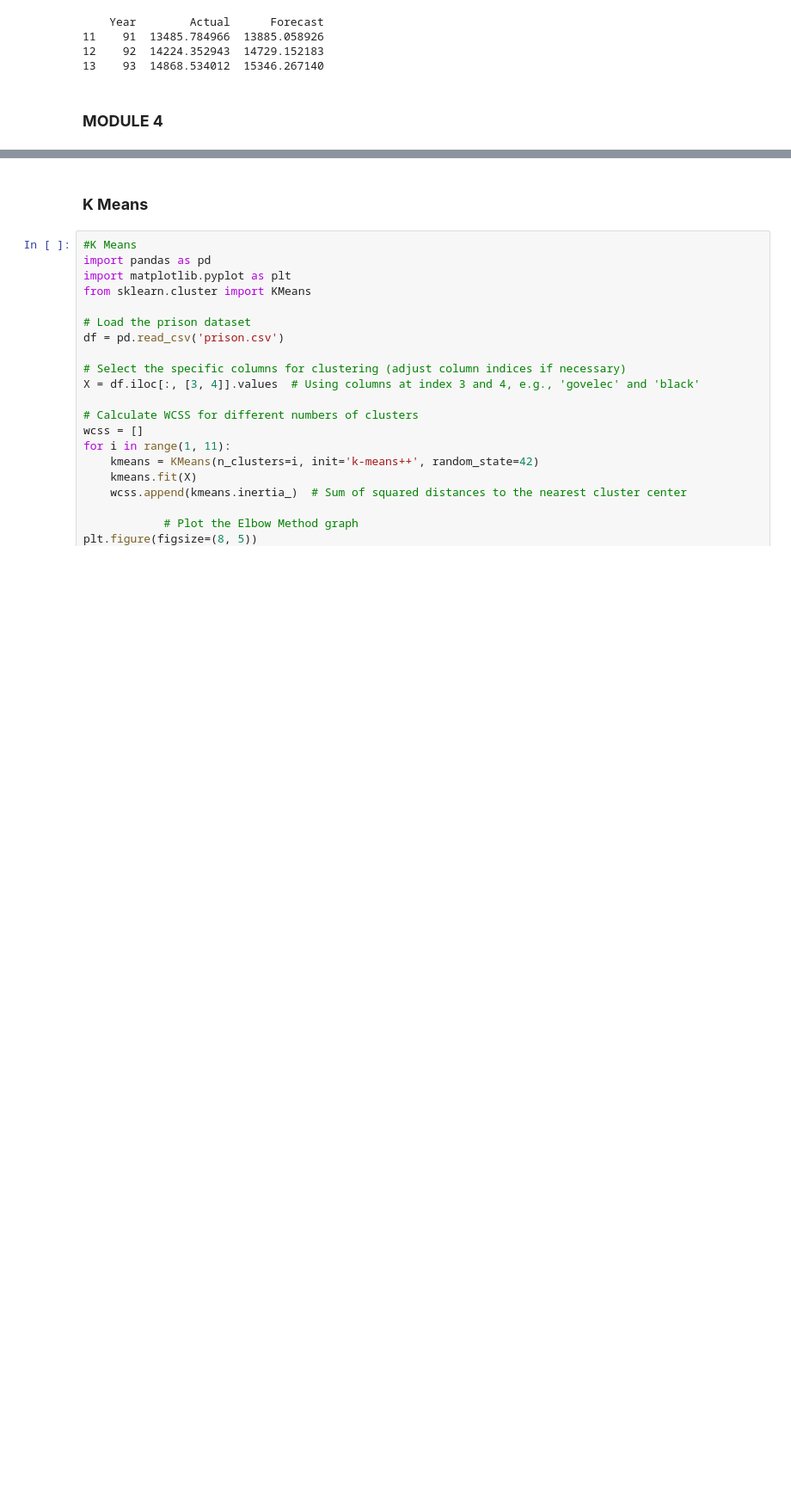
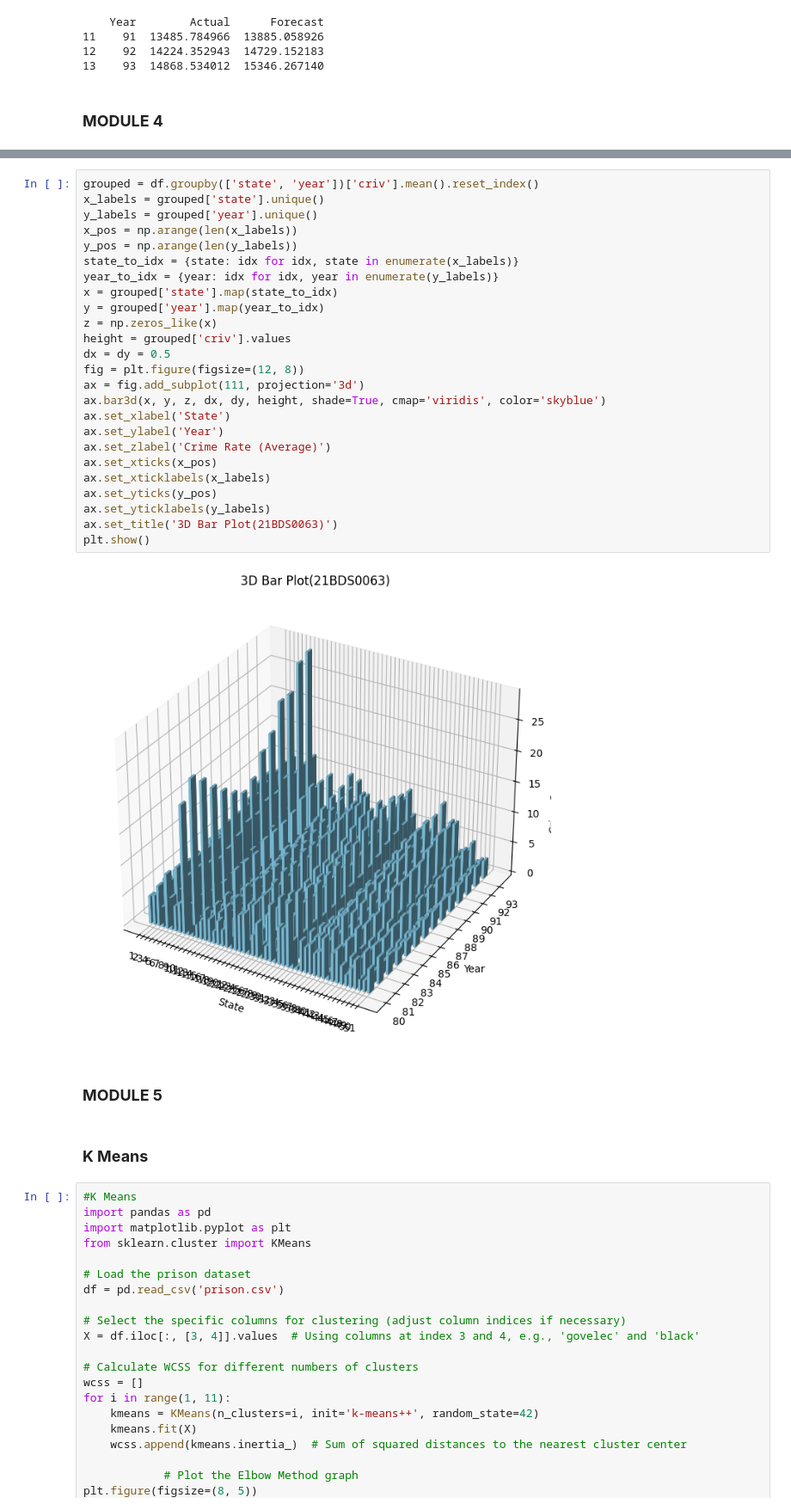
Before and after one commit to midhun2708/EDA-Th, a Jupyter notebook: 21BDS0063.ipynb, the cells around one changed output, grey strips where cells are left out. Shown at 86% size. Drawn from its saved outputs; the diff is of its cells as text; blank space fills up the shorter version.

```diff
--- a/21BDS0063.ipynb
+++ b/21BDS0063.ipynb
@@ -775,3 +794,32 @@ print(forecast_df)
+# %%
+grouped = df.groupby(['state', 'year'])['criv'].mean().reset_index()
+x_labels = grouped['state'].unique()
+y_labels = grouped['year'].unique()
+x_pos = np.arange(len(x_labels))
+y_pos = np.arange(len(y_labels))
+state_to_idx = {state: idx for idx, state in enumerate(x_labels)}
+year_to_idx = {year: idx for idx, year in enumerate(y_labels)}
+x = grouped['state'].map(state_to_idx)
+y = grouped['year'].map(year_to_idx)
+z = np.zeros_like(x)
+height = grouped['criv'].values
+dx = dy = 0.5
+fig = plt.figure(figsize=(12, 8))
+ax = fig.add_subplot(111, projection='3d')
+ax.bar3d(x, y, z, dx, dy, height, shade=True, cmap='viridis', color='skyblue')
+ax.set_xlabel('State')
+ax.set_ylabel('Year')
+ax.set_zlabel('Crime Rate (Average)')
+ax.set_xticks(x_pos)
+ax.set_xticklabels(x_labels)
+ax.set_yticks(y_pos)
+ax.set_yticklabels(y_labels)
+ax.set_title('3D Bar Plot(21BDS0063)')
+plt.show()
+# %% [output]
+[figure, added]
+# %% [markdown]
+### **MODULE 5**
 # %% [markdown]
 ### **K Means**
 # %%
```
Also changed, not shown: parts of 3 cells of this notebook.
